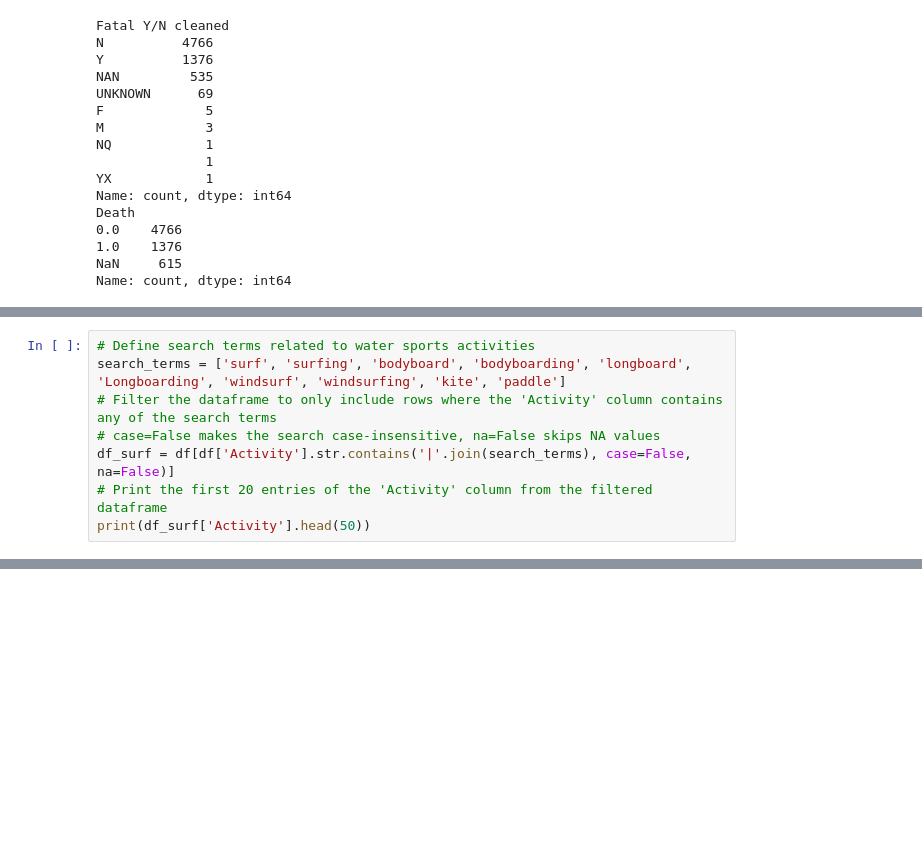
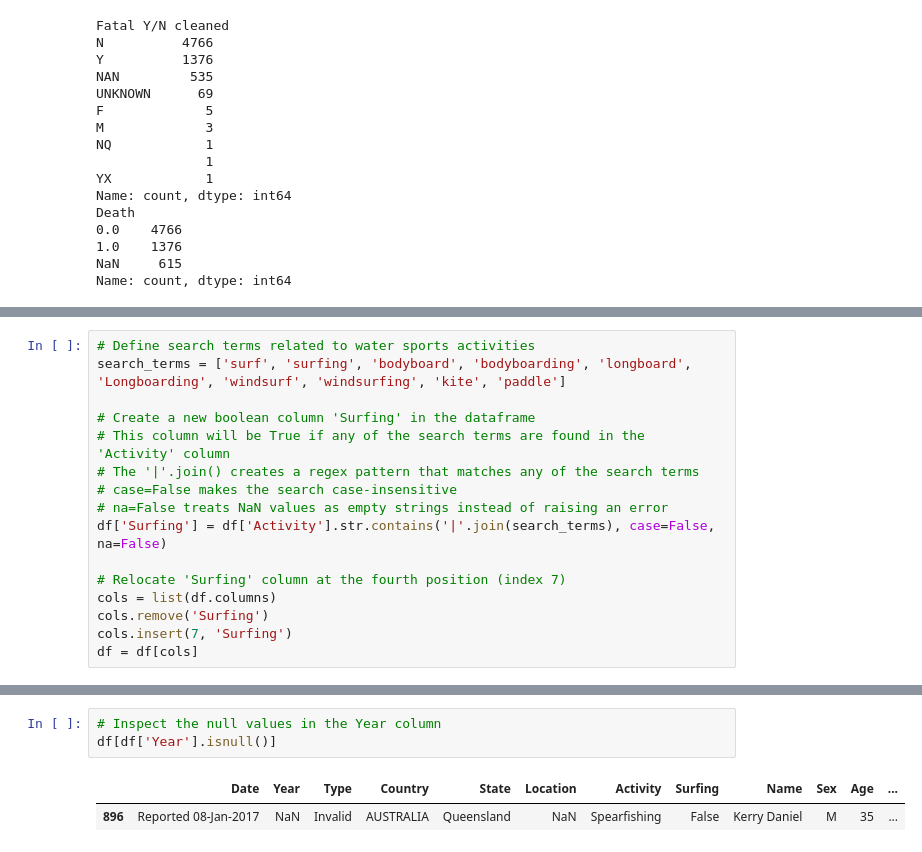
Before and after one commit to camilla-scandola/project-shark-attack, a Jupyter notebook: quest_sharkatack.ipynb, the cells around one changed output, grey strips where cells are left out. Saved outputs shown, nothing was run; the diff lists cells and outputs as text; blank space fills up the shorter version.

```diff
--- a/quest_sharkatack.ipynb
+++ b/quest_sharkatack.ipynb
@@ -253,8 +250,16 @@ df.head()
 # %%
 # Define search terms related to water sports activities
 search_terms = ['surf', 'surfing', 'bodyboard', 'bodyboarding', 'longboard', 'Longboarding', 'windsurf', 'windsurfing', 'kite', 'paddle']
-# Filter the dataframe to only include rows where the 'Activity' column contains any of the search terms
-# case=False makes the search case-insensitive, na=False skips NA values
-df_surf = df[df['Activity'].str.contains('|'.join(search_terms), case=False, na=False)]
-# Print the first 20 entries of the 'Activity' column from the filtered dataframe
-print(df_surf['Activity'].head(50))
+
+# Create a new boolean column 'Surfing' in the dataframe
+# This column will be True if any of the search terms are found in the 'Activity' column
+# The '|'.join() creates a regex pattern that matches any of the search terms
+# case=False makes the search case-insensitive
+# na=False treats NaN values as empty strings instead of raising an error
+df['Surfing'] = df['Activity'].str.contains('|'.join(search_terms), case=False, na=False)
+
+# Relocate 'Surfing' column at the fourth position (index 7)
+cols = list(df.columns)
+cols.remove('Surfing')
+cols.insert(7, 'Surfing')
+df = df[cols]
@@ -299,0 +282,6 @@ Name: count, Length: 1485, dtype: int64
+# %%
+# Inspect the null values in the Year column
+df[df['Year'].isnull()]
+# %% [output]
+|  | Date | Year | Type | Country | State | Location | Activity | Surfing | Name | Sex | Age | ... |
+| 896 | Reported 08-Jan-2017 | NaN | Invalid | AUSTRALIA | Queensland | NaN | Spearfishing | False | Kerry Daniel | M | 35 | ... |
```
Also changed, not shown: parts of 22 cells of this notebook.
